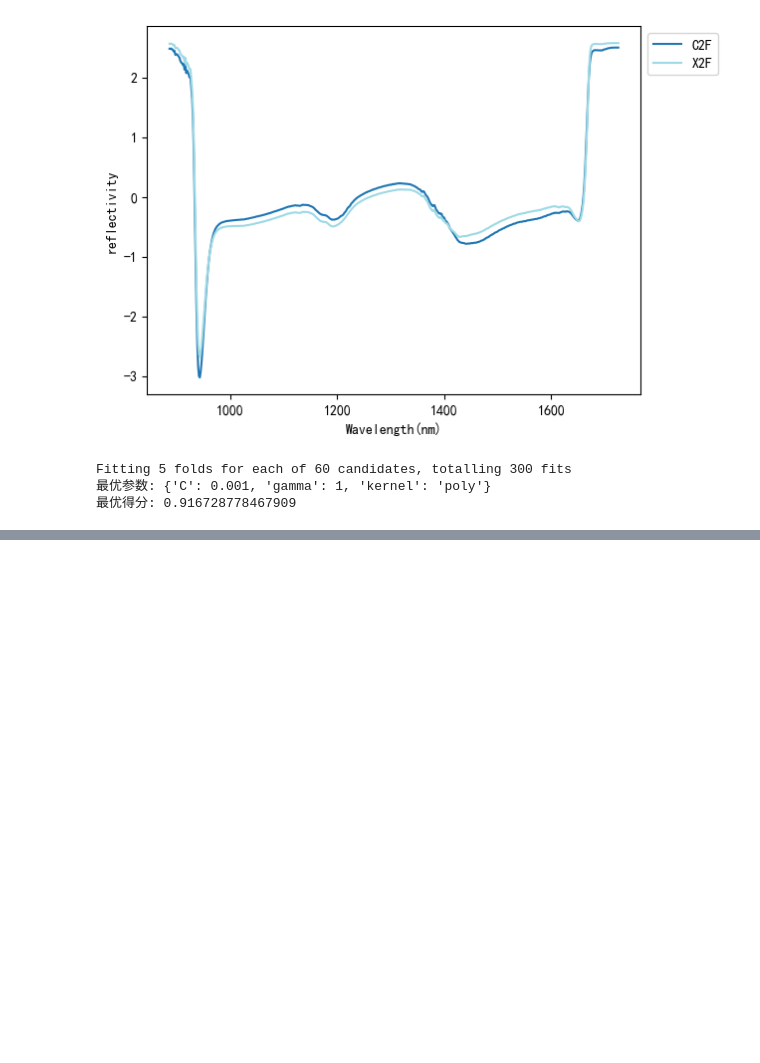
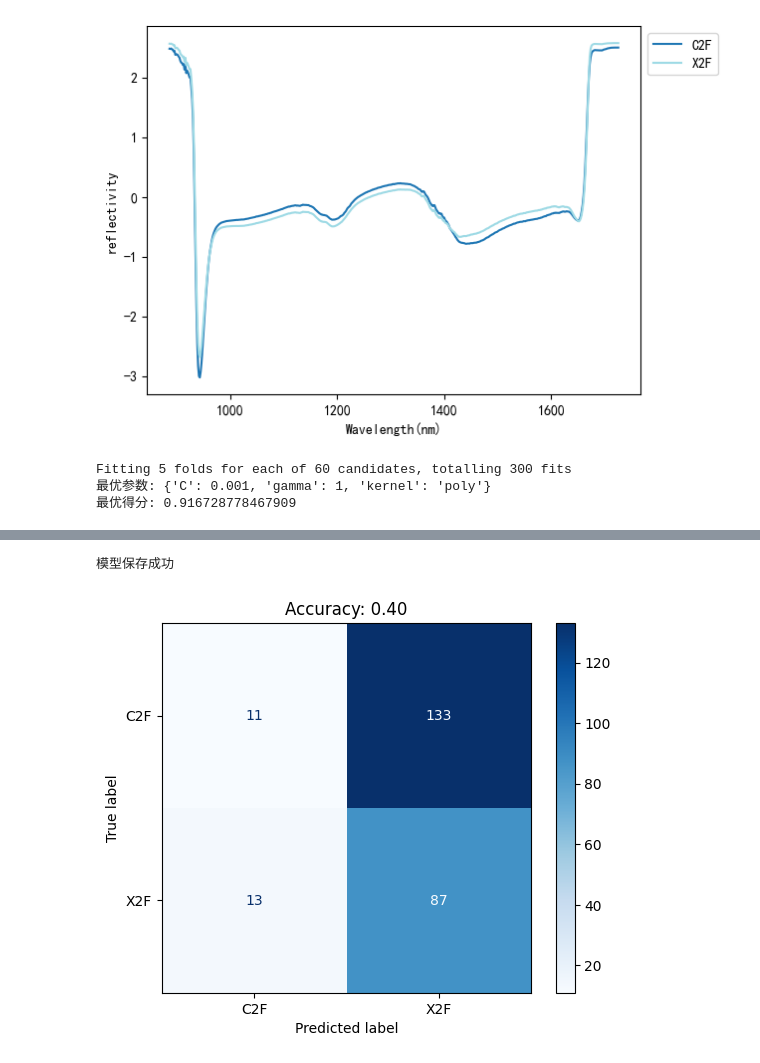
Before and after one commit to zwb-2023/Spectrum_analyse, a Jupyter notebook: 光谱数据分析模板.ipynb, the cells around one changed output, grey strips where cells are left out. Cells and saved outputs as stored; diff of their text form; code cells hidden in the pictures; blank space fills up the shorter version.

```diff
--- a/光谱数据分析模板.ipynb
+++ b/光谱数据分析模板.ipynb
@@ -108 +118,60 @@ leave_one_out_cross_validation(snv(spectrum), np.array(labels), model)
 np.float64(0.9885057471264368)
+# %%
+import pandas as pd
+import numpy as np
+from sklearn.svm import SVC
+import  joblib
+df = pd.read_csv(rf'H:\大烟叶数据\Spectrum_analyse\大烟叶原始反射光谱数据_split.csv' , index_col = 0)
+labels = df.index.values
+
+spectrum = df.values
+spectrum = spectrum[:,50:400]
+wave = [float(i) for i in df.columns.values]
+wave = wave[50:400]
+
+
+### 训练并且保存模型
+model = SVC(C=1 ,  kernel='poly', gamma=1)
+model.fit(spectrum, labels)
+import  joblib
+joblib.dump(model, 'dayanye.pkl')
+print('模型保存成功')
+# %% [output]
+模型保存成功
+# %%
+### 加载模型
+model = joblib.load('dayanye.pkl')
+
+import pandas as pd
+import numpy as np
+from sklearn.metrics import confusion_matrix
+import seaborn as sns
+import matplotlib.pyplot as pl
+from sklearn.metrics import accuracy_score
+from sklearn.metrics import accuracy_score, confusion_matrix, ConfusionMatrixDisplay
+import matplotlib.pyplot as plt
+from SpectrumAnalyse import snv
+
+df = pd.read_csv(rf'H:\大烟叶数据\Spectrum_analyse\大烟叶原始反射光谱数据第二批_split.csv' , index_col = 0)
+labels2 = df.index.values
+
+spectrum2 = df.values
+spectrum2 = spectrum2[:,50:400]
+
+wave = [float(i) for i in df.columns.values]
+wave = wave[50:400]
+### 模型预测并且绘制混淆矩阵
+predit = model.predict(spectrum2)
+cm = confusion_matrix(labels2, predit)
+
+# 获取唯一的标签
+unique_labels = np.unique(labels2)
+
+# 绘制混淆矩阵
+disp = ConfusionMatrixDisplay(confusion_matrix=cm, display_labels=unique_labels)
+disp.plot(cmap=plt.cm.Blues)
+accuracy = accuracy_score(labels2, predit)
+plt.title(f"Accuracy: {accuracy:.2f}")
+plt.show()
+# %% [output]
+[figure, added]
```
Also changed, not shown: parts of 24 cells of this notebook.
